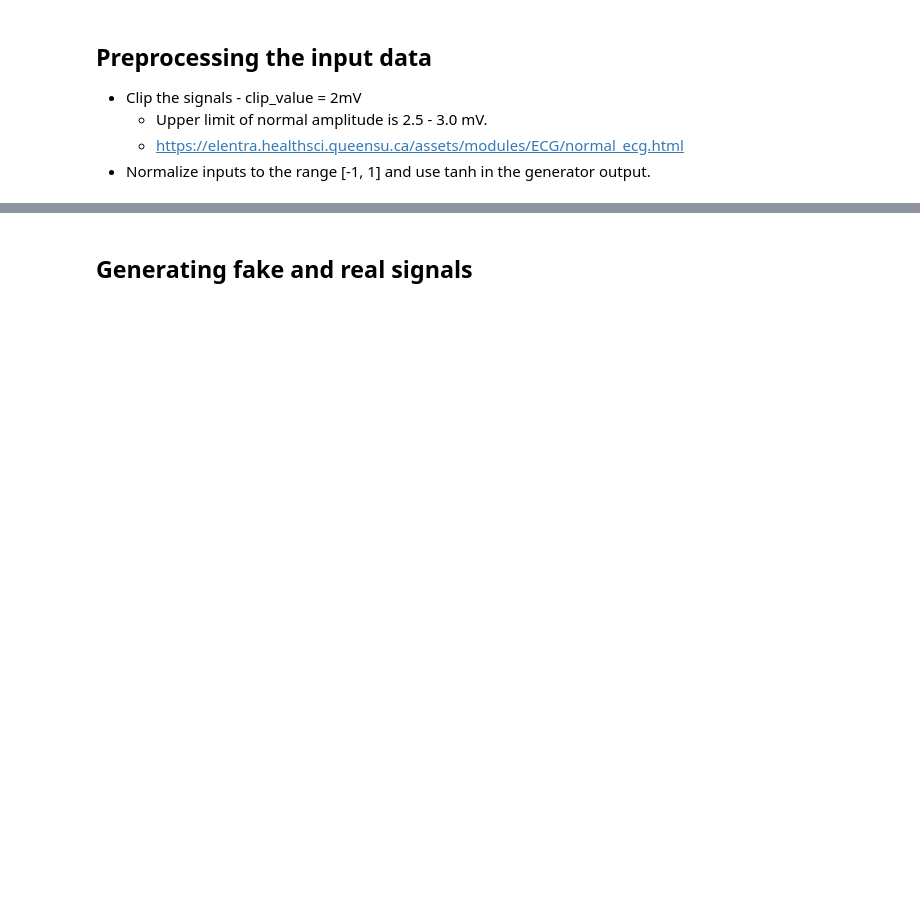
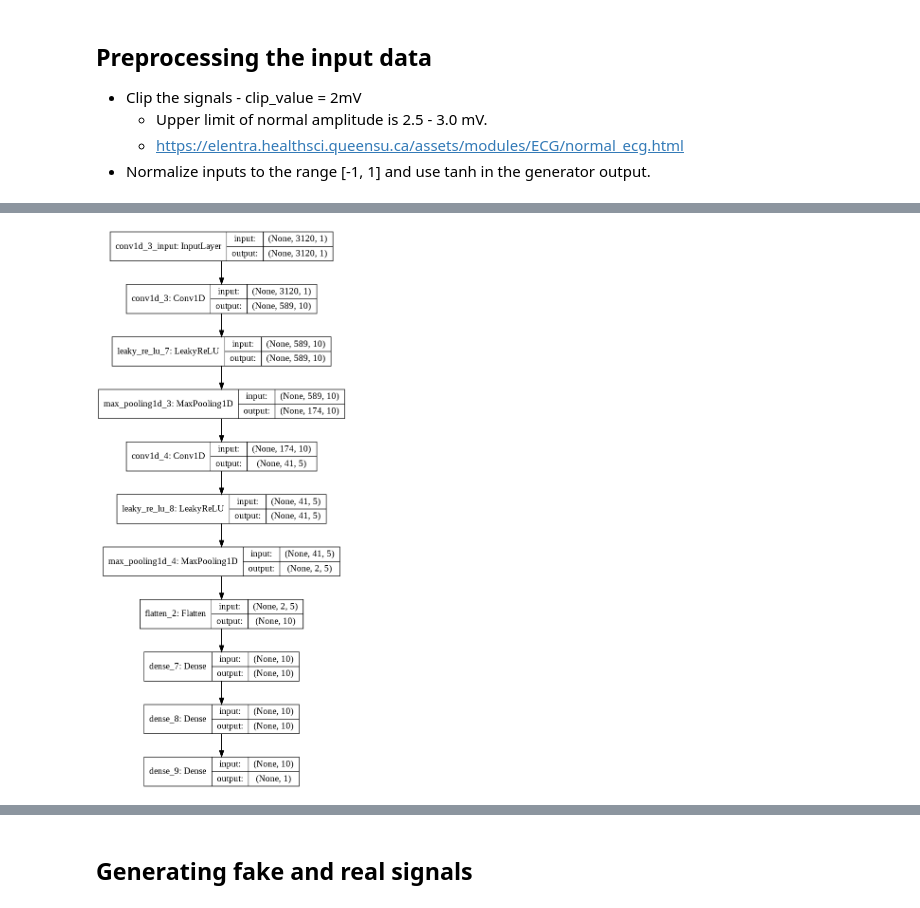
Before and after one commit to Shegy12/GAN-for-generating-artificial-ECG-data, a Jupyter notebook: GANy.ipynb, the cells around one changed output, grey strips where cells are left out. Saved outputs shown, nothing was run; the diff lists cells and outputs as text; code cells hidden in the pictures; blank space fills up the shorter version.

```diff
--- a/GANy.ipynb
+++ b/GANy.ipynb
@@ -759,0 +754,67 @@ _________________________________________________________________
+# %%
+#keras
+from keras.models import Sequential
+from keras.layers import Conv1D, TimeDistributed, MaxPooling1D, Dense, Softmax, Flatten, LeakyReLU, Activation, BatchNormalization, Dropout
+from keras.activations import relu
+from keras.utils.vis_utils import plot_model
+from keras.optimizers import Adam
+from keras.optimizers import SGD
+
+#NOTES:
+
+# BCEWithLogitsLoss() and Sigmoid() doesn't work together, because BCEWithLogitsLoss() includes the Sigmoid activation.
+# So you can use BCEWithLogitsLoss() without Sigmoid() or you can use Sigmoid() and BCELoss()
+#1. Use Strided Convolutions - done
+#2. Use Batch Normalization - bad results
+
+# Batch normalization standardizes the activations from a prior layer to have a zero mean and unit variance. This has the effect of stabilizing the training process.
+# Batch normalization is used after the activation of convolution and transpose convolutional layers in the discriminator and generator models respectively.
+# It is added to the model after the hidden layer, but before the activation, such as LeakyReLU.
+
+# OPTIMALIZATION OPTIONS:
+
+# 1 padding
+# 2 umiestnenie flatten vrstvy
+# 3 Use label smoothing in the discriminator, with small random noise.
+#   Add random noise to the labels in the discriminator.
+#   keras.losses.binary_crossentropy(y_true, y_pred, from_logits=False, label_smoothing=0) - label smoothing
+# 4 Add noise to inputs to the discriminator and decay the noise over time.
+# 5 Optimalizer / paper= SGD a mini-batch o dlzke 100/ adam je v GANoch standart
+#   sgd = SGD(lr=0.00001) + maybe? -> decay=1e-6, momentum=0.9, nesterov=True
+#   adam = Adam(lr=0.0002, beta_1=0.5)
+# 6 Remove Fully-Connected Layers
+# 7 Use ReLU, Leaky ReLU, and Tanh
+# 8 The best practice for DCAGAN models reported in the paper is to initialize all weights using a zero-centered Gaussian distribution (the normal or bell-shaped distribution) with a standard deviation of 0.02.
+#   tried with tf.random.normal didnt work
+# 9 Kernel size, filters, strides
+
+def define_discriminator(input_shape=(3120,1)):
+  model = Sequential()
+  model.add(Conv1D(input_shape=(3120,1),filters=filters1, kernel_size=kernel_size1, strides=strides1, padding=padding1, data_format='channels_last', dilation_rate=1, activation=None, use_bias=True, kernel_initializer='glorot_uniform', bias_initializer='zeros', kernel_regularizer=None, bias_regularizer=None, activity_regularizer=None, kernel_constraint=None, bias_constraint=None))
+  #model.add(BatchNormalization())
+  model.add(LeakyReLU(alpha=0.2))
+  #model.add(Dropout(0.5))
+  model.add(MaxPooling1D(pool_size=pool_size2, strides=strides2, padding=padding2, data_format='channels_last'))
+  model.add(Conv1D(filters=filters3, kernel_size=kernel_size3, strides=strides3, padding=padding3, data_format='channels_last', dilation_rate=1, activation=None, use_bias=True, kernel_initializer='glorot_uniform', bias_initializer='zeros', kernel_regularizer=None, bias_regularizer=None, activity_regularizer=None, kernel_constraint=None, bias_constraint=None))
+  #model.add(BatchNormalization())
+  model.add(LeakyReLU(alpha=0.2))
+  #model.add(Dropout(0.5))
+  model.add(MaxPooling1D(pool_size=pool_size4, strides=strides4, padding=padding4, data_format='channels_last'))
+  #poradie flattenu?
+  model.add(Flatten())
+  model.add(Dense(10))
+  model.add(Dense(10, activation='softmax'))
+  #model.add(Dense(1, activation='softmax'))
+  model.add(Dense(1))
+  # compile model
+  model.compile(loss=loss_D, optimizer=adam_D, metrics=['accuracy'])
+  #model.compile(loss='binary_crossentropy', optimizer=Adam(lr=0.0002, beta_1=0.5), metrics=['accuracy'])
+  return model
+
+# define the discriminator model
+discriminator_model = define_discriminator()
+# summarize the model
+discriminator_model.summary()
+# plot the model
+plot_model(discriminator_model, to_file='discriminator_plot.png', show_shapes=True, show_layer_names=True)
+# %% [output]
@@ -760,3 +838,4 @@ _________________________________________________________________
+[figure, added]
 # %% [markdown]
 ## Generator
 
```
Also changed, not shown: parts of 19 cells of this notebook.
